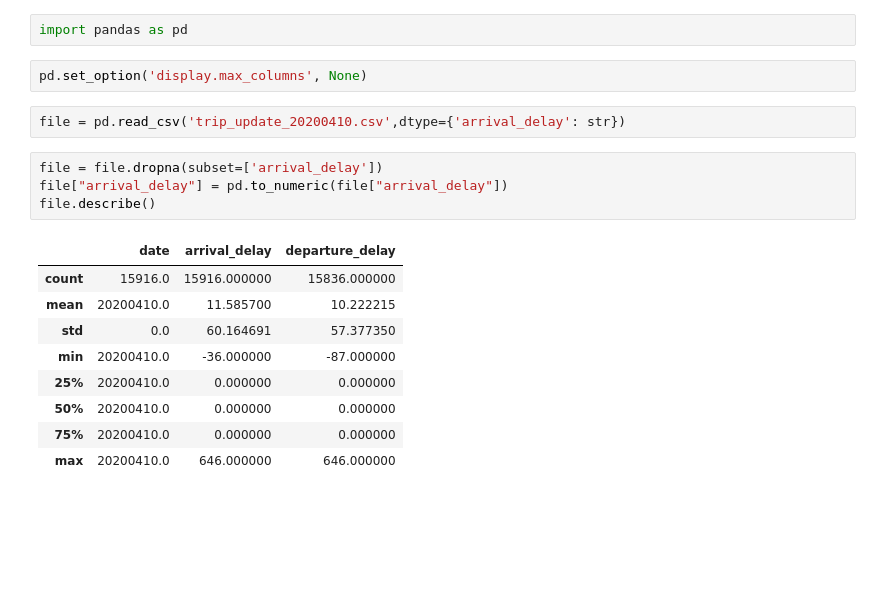
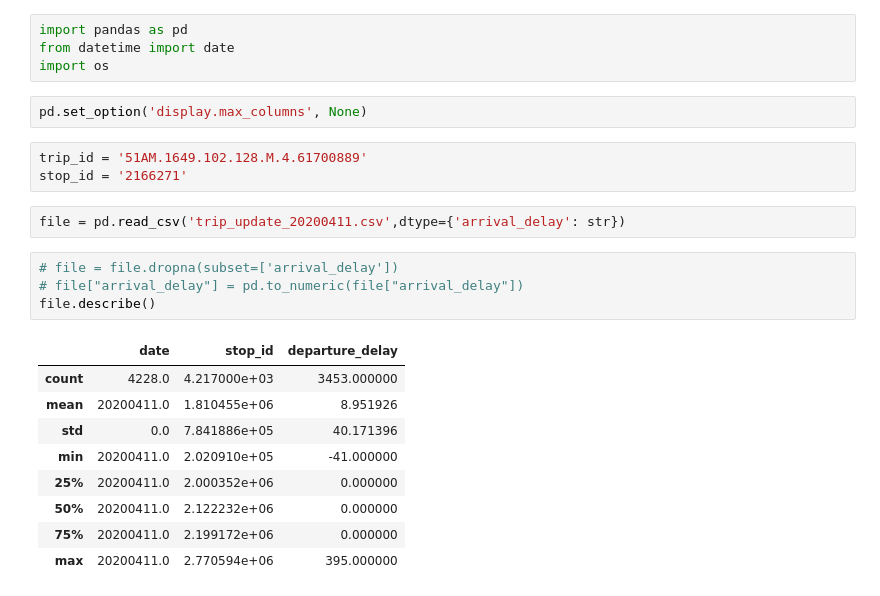
Before and after one commit to FrankieWei727/Realtime, a Jupyter notebook: dataProcess/tripUpdate/Analysts_trip_update_date.ipynb, the cells around one changed output. Saved outputs shown, nothing was run; the diff lists cells and outputs as text; blank space fills up the shorter version.

```diff
--- a/dataProcess/tripUpdate/Analysts_trip_update_date.ipynb
+++ b/dataProcess/tripUpdate/Analysts_trip_update_date.ipynb
@@ -1,20 +1,25 @@
 # %%
 import pandas as pd
+from datetime import date
+import os
 # %%
 pd.set_option('display.max_columns', None)
+# %%
+trip_id = '51AM.1649.102.128.M.4.61700889'
+stop_id = '2166271'
 # %%
-file = pd.read_csv('trip_update_20200410.csv',dtype={'arrival_delay': str})
+file = pd.read_csv('trip_update_20200411.csv',dtype={'arrival_delay': str})
 # %%
-file = file.dropna(subset=['arrival_delay'])
-file["arrival_delay"] = pd.to_numeric(file["arrival_delay"])
+# file = file.dropna(subset=['arrival_delay'])
+# file["arrival_delay"] = pd.to_numeric(file["arrival_delay"])
 file.describe()
 # %% [output]
-|  | date | arrival_delay | departure_delay |
-| count | 15916.0 | 15916.000000 | 15836.000000 |
-| mean | 20200410.0 | 11.585700 | 10.222215 |
-| std | 0.0 | 60.164691 | 57.377350 |
-| min | 20200410.0 | -36.000000 | -87.000000 |
-| 25% | 20200410.0 | 0.000000 | 0.000000 |
-| 50% | 20200410.0 | 0.000000 | 0.000000 |
-| 75% | 20200410.0 | 0.000000 | 0.000000 |
-| max | 20200410.0 | 646.000000 | 646.000000 |
+|  | date | stop_id | departure_delay |
+| count | 4228.0 | 4.217000e+03 | 3453.000000 |
+| mean | 20200411.0 | 1.810455e+06 | 8.951926 |
+| std | 0.0 | 7.841886e+05 | 40.171396 |
+| min | 20200411.0 | 2.020910e+05 | -41.000000 |
+| 25% | 20200411.0 | 2.000352e+06 | 0.000000 |
+| 50% | 20200411.0 | 2.122232e+06 | 0.000000 |
+| 75% | 20200411.0 | 2.199172e+06 | 0.000000 |
+| max | 20200411.0 | 2.770594e+06 | 395.000000 |
```
Also changed, not shown: parts of 15 cells of this notebook, 14 other files.
